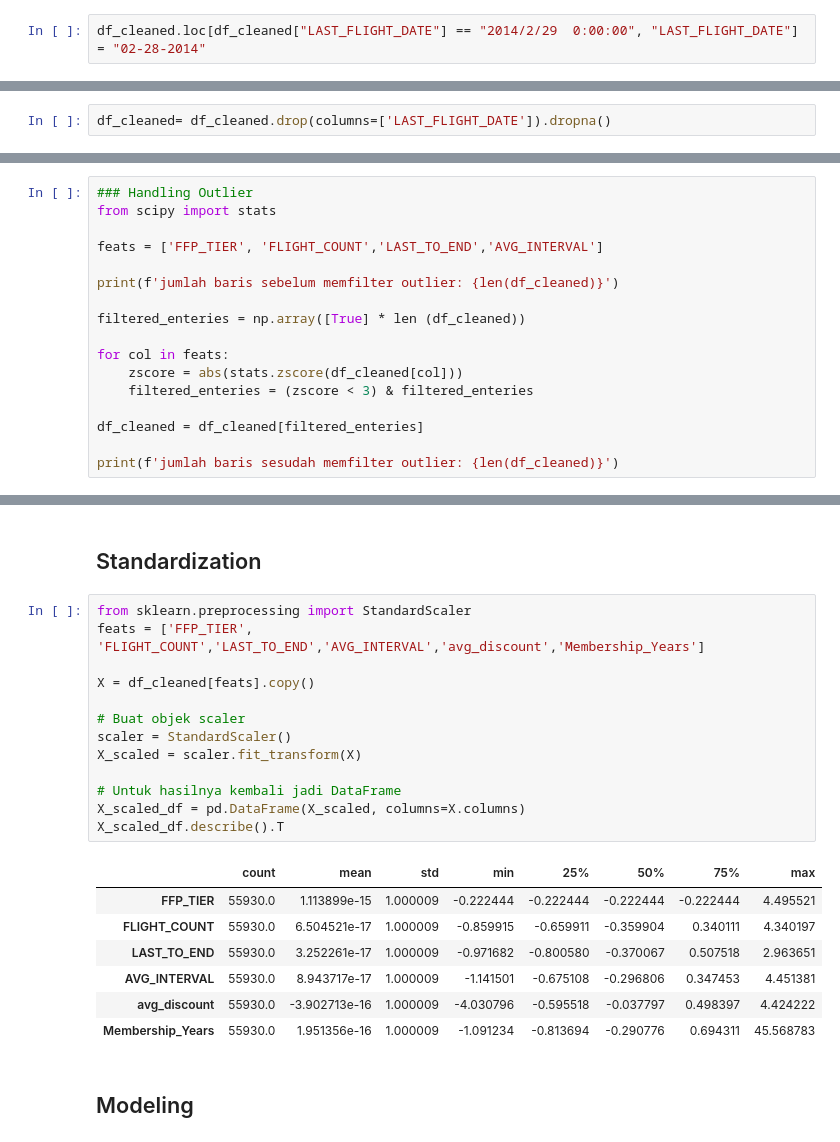
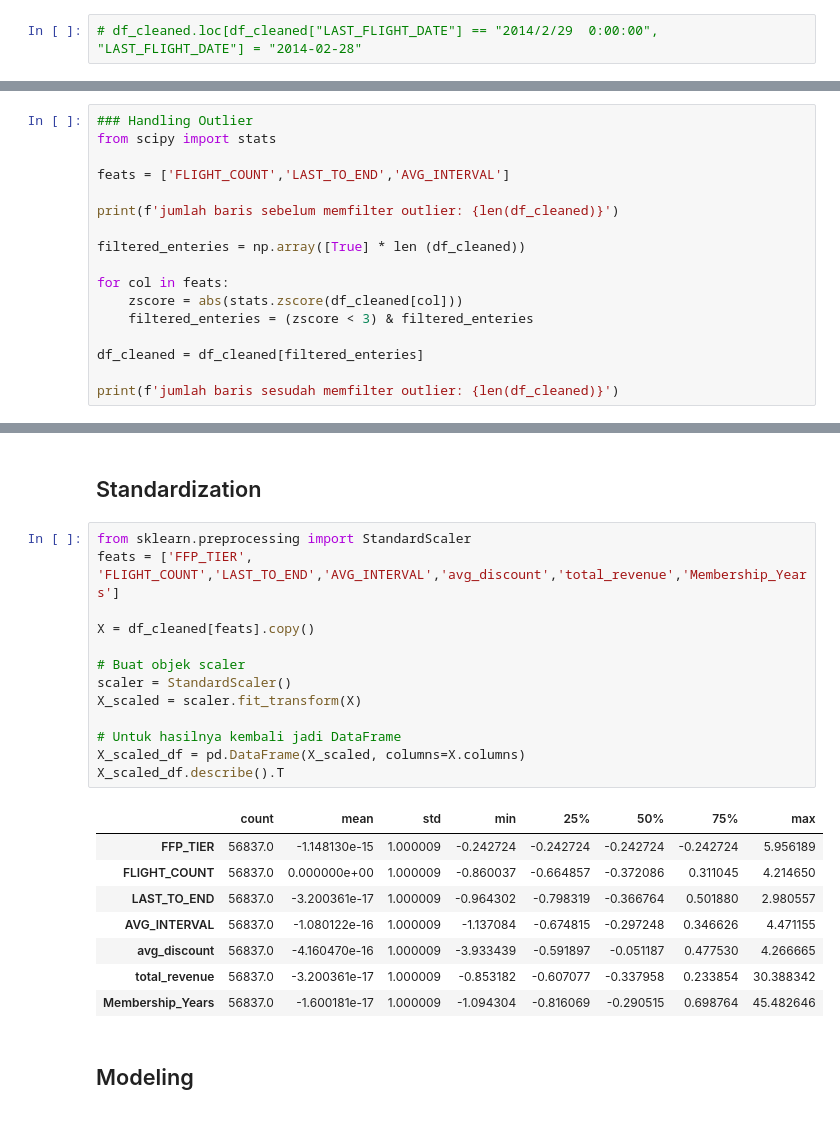
Before and after one commit to agirahmawandi/hw_unsupervised_learning, a Jupyter notebook: Agi_rahmawandi_batch57_Unsupervised_Learning.ipynb, the cells around one changed output, grey strips where cells are left out. Saved outputs shown, nothing was run; the diff lists cells and outputs as text.

```diff
--- a/Agi_rahmawandi_batch57_Unsupervised_Learning.ipynb
+++ b/Agi_rahmawandi_batch57_Unsupervised_Learning.ipynb
@@ -396,5 +399,5 @@ print(df_cleaned.loc[df_cleaned["LAST_FLIGHT_DATE"].isna(), "LAST_FLIGHT_DATE"].
 # %%
-df_cleaned.loc[df_cleaned["LAST_FLIGHT_DATE"] == "2014/2/29  0:00:00", "LAST_FLIGHT_DATE"] = "02-28-2014"
+# df_cleaned.loc[df_cleaned["LAST_FLIGHT_DATE"] == "2014/2/29  0:00:00", "LAST_FLIGHT_DATE"] = "2014-02-28"
 # %%
 df_cleaned["FIRST_FLIGHT_DATE"] = pd.to_datetime(df_cleaned["FIRST_FLIGHT_DATE"], errors="coerce")
 df_cleaned["LAST_FLIGHT_DATE"] = pd.to_datetime(df_cleaned["LAST_FLIGHT_DATE"], errors="coerce")
@@ -428,5 +427,3 @@ df_cleaned.shape
-# %%
-df_cleaned= df_cleaned.drop(columns=['LAST_FLIGHT_DATE']).dropna()
 # %%
 df_cleaned.shape
 # %% [output]
@@ -437,7 +434,7 @@ df_cleaned.shape
 ### Handling Outlier
 from scipy import stats
 
-feats = ['FFP_TIER', 'FLIGHT_COUNT','LAST_TO_END','AVG_INTERVAL']
+feats = ['FLIGHT_COUNT','LAST_TO_END','AVG_INTERVAL']
 
 print(f'jumlah baris sebelum memfilter outlier: {len(df_cleaned)}')
 
@@ -512,25 +509,26 @@ Memilih 9 Feature  : <br>
 ## Standardization
 # %%
 from sklearn.preprocessing import StandardScaler
-feats = ['FFP_TIER', 'FLIGHT_COUNT','LAST_TO_END','AVG_INTERVAL','avg_discount','Membership_Years']
+feats = ['FFP_TIER', 'FLIGHT_COUNT','LAST_TO_END','AVG_INTERVAL','avg_discount','total_revenue','Membership_Years']
 
 X = df_cleaned[feats].copy()
 
 # Buat objek scaler
 scaler = StandardScaler()
 X_scaled = scaler.fit_transform(X)
 
 # Untuk hasilnya kembali jadi DataFrame
 X_scaled_df = pd.DataFrame(X_scaled, columns=X.columns)
 X_scaled_df.describe().T
 # %% [output]
 |  | count | mean | std | min | 25% | 50% | 75% | max |
-| FFP_TIER | 55930.0 | 1.113899e-15 | 1.000009 | -0.222444 | -0.222444 | -0.222444 | -0.222444 | 4.495521 |
-| FLIGHT_COUNT | 55930.0 | 6.504521e-17 | 1.000009 | -0.859915 | -0.659911 | -0.359904 | 0.340111 | 4.340197 |
-| LAST_TO_END | 55930.0 | 3.252261e-17 | 1.000009 | -0.971682 | -0.800580 | -0.370067 | 0.507518 | 2.963651 |
-| AVG_INTERVAL | 55930.0 | 8.943717e-17 | 1.000009 | -1.141501 | -0.675108 | -0.296806 | 0.347453 | 4.451381 |
-| avg_discount | 55930.0 | -3.902713e-16 | 1.000009 | -4.030796 | -0.595518 | -0.037797 | 0.498397 | 4.424222 |
-| Membership_Years | 55930.0 | 1.951356e-16 | 1.000009 | -1.091234 | -0.813694 | -0.290776 | 0.694311 | 45.568783 |
+| FFP_TIER | 56837.0 | -1.148130e-15 | 1.000009 | -0.242724 | -0.242724 | -0.242724 | -0.242724 | 5.956189 |
+| FLIGHT_COUNT | 56837.0 | 0.000000e+00 | 1.000009 | -0.860037 | -0.664857 | -0.372086 | 0.311045 | 4.214650 |
+| LAST_TO_END | 56837.0 | -3.200361e-17 | 1.000009 | -0.964302 | -0.798319 | -0.366764 | 0.501880 | 2.980557 |
+| AVG_INTERVAL | 56837.0 | -1.080122e-16 | 1.000009 | -1.137084 | -0.674815 | -0.297248 | 0.346626 | 4.471155 |
+| avg_discount | 56837.0 | -4.160470e-16 | 1.000009 | -3.933439 | -0.591897 | -0.051187 | 0.477530 | 4.266665 |
+| total_revenue | 56837.0 | -3.200361e-17 | 1.000009 | -0.853182 | -0.607077 | -0.337958 | 0.233854 | 30.388342 |
+| Membership_Years | 56837.0 | -1.600181e-17 | 1.000009 | -1.094304 | -0.816069 | -0.290515 | 0.698764 | 45.482646 |
 # %% [markdown]
 ## Modeling
 # %% [markdown]
```
Also changed, not shown: parts of 27 cells of this notebook.
